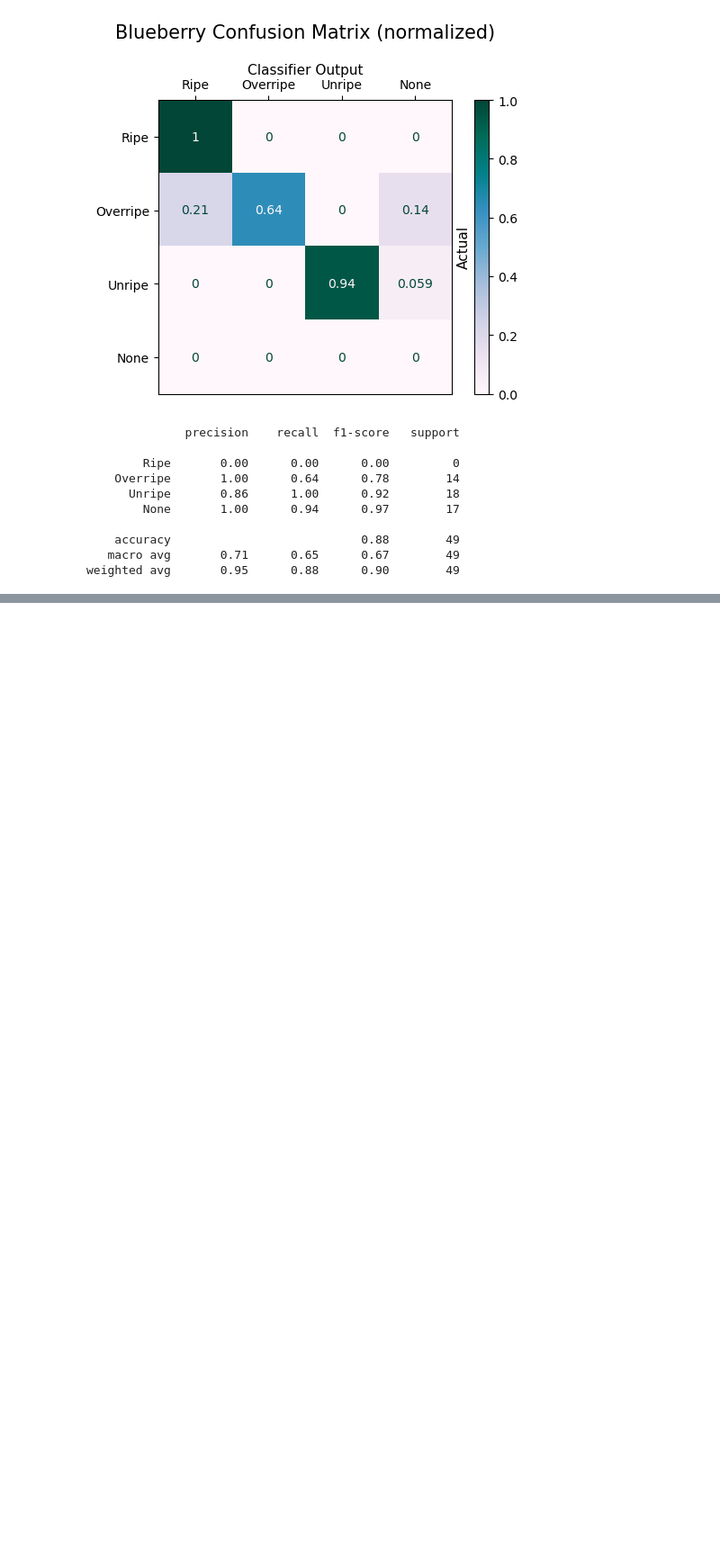
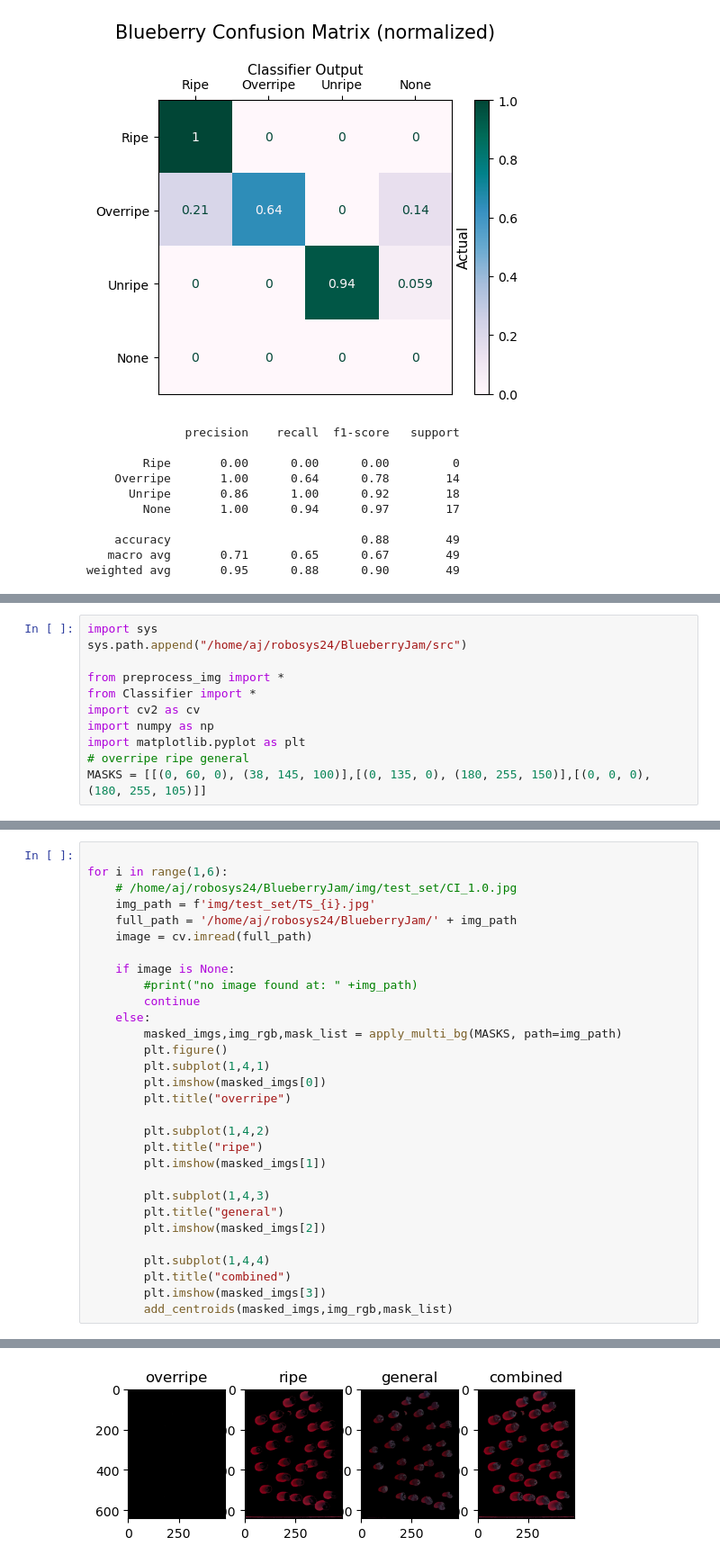
Before and after one commit to lhwitten/BlueberryJam, a Jupyter notebook: notebooks/confusion_matrix.ipynb, the cells around one changed output, grey strips where cells are left out. Shown at 90% size. Drawn from its saved outputs; the diff is of its cells as text; blank space fills up the shorter version.

Commit message:
test classifier on adjusted old test images

```diff
--- a/notebooks/confusion_matrix.ipynb
+++ b/notebooks/confusion_matrix.ipynb
@@ -56,0 +87,11 @@ weighted avg       0.95      0.88      0.90        49
+# %%
+import sys
+sys.path.append("/home/aj/robosys24/BlueberryJam/src")
+
+from preprocess_img import *
+from Classifier import *
+import cv2 as cv
+import numpy as np
+import matplotlib.pyplot as plt
+# overripe ripe general
+MASKS = [[(0, 60, 0), (38, 145, 100)],[(0, 135, 0), (180, 255, 150)],[(0, 0, 0), (180, 255, 105)]]
@@ -56,0 +158,31 @@ weighted avg       0.95      0.88      0.90        49
+# %%
+
+for i in range(1,6):
+    # /home/aj/robosys24/BlueberryJam/img/test_set/CI_1.0.jpg
+    img_path = f'img/test_set/TS_{i}.jpg'
+    full_path = '/home/aj/robosys24/BlueberryJam/' + img_path
+    image = cv.imread(full_path)
+
+    if image is None:
+        #print("no image found at: " +img_path)
+        continue
+    else:
+        masked_imgs,img_rgb,mask_list = apply_multi_bg(MASKS, path=img_path)
+        plt.figure()
+        plt.subplot(1,4,1)
+        plt.imshow(masked_imgs[0])
+        plt.title("overripe")
+
+        plt.subplot(1,4,2)
+        plt.title("ripe")
+        plt.imshow(masked_imgs[1])
+
+        plt.subplot(1,4,3)
+        plt.title("general")
+        plt.imshow(masked_imgs[2])
+
+        plt.subplot(1,4,4)
+        plt.title("combined")
+        plt.imshow(masked_imgs[3])
+        add_centroids(masked_imgs,img_rgb,mask_list)
+# %% [output]
@@ -56,0 +209 @@ weighted avg       0.95      0.88      0.90        49
+[figure, added]
```
Also changed, not shown: parts of 4 cells of this notebook, 1 other file.
